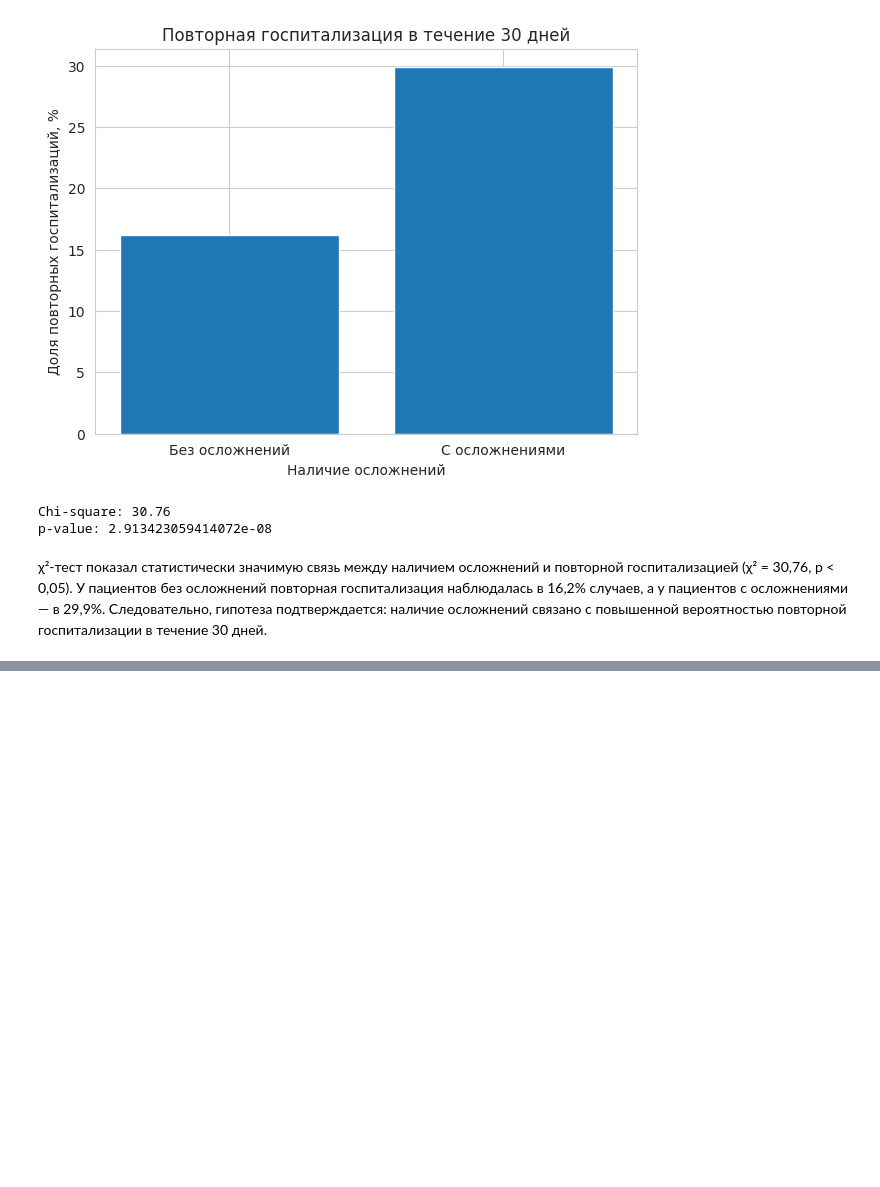
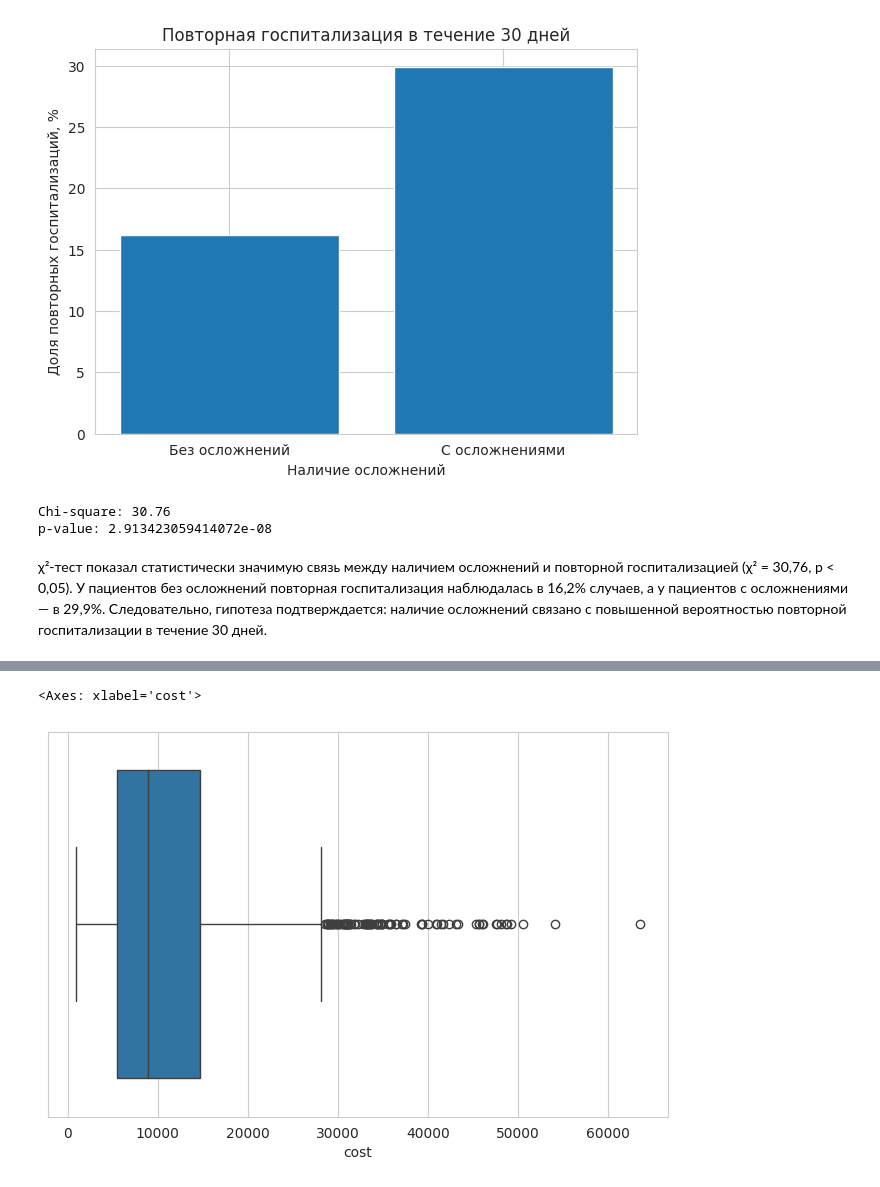
Before and after one commit to Fixer1313/DA_case5, a Jupyter notebook: notebooks/02_hypotheses.ipynb, the cells around one changed output, grey strips where cells are left out. Cells and saved outputs as stored; diff of their text form; code cells hidden in the pictures; blank space fills up the shorter version.

```diff
--- a/notebooks/02_hypotheses.ipynb
+++ b/notebooks/02_hypotheses.ipynb
@@ -609,0 +510,5 @@ p-value: 2.913423059414072e-08
+# %%
+sns.boxplot(data=df, x='cost')
+# %% [output]
+<Axes: xlabel='cost'>
+[figure, added]
```
Also changed, not shown: parts of 34 cells of this notebook.
